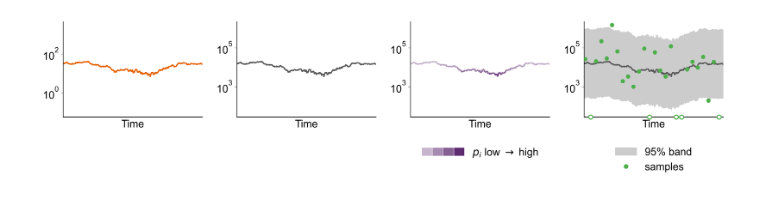
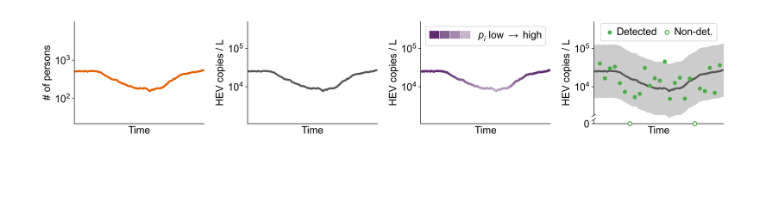
Before and after one commit to karina-d-wallrafen/HEV-model-analysis, a Jupyter notebook: 3_analysis/scripts/7_model_fig.ipynb, the cells around one changed output. Saved outputs shown, nothing was run; the diff lists cells and outputs as text; code cells hidden in the pictures; blank space fills up the shorter version.

Commit message:
Polish figures

```diff
--- a/3_analysis/scripts/7_model_fig.ipynb
+++ b/3_analysis/scripts/7_model_fig.ipynb
@@ -21,11 +22,11 @@ t = history.max_t
 particles = history.get_population(t).get_particles_by_model()[0]
 par = min(particles, key=lambda p: p.distance).parameter
 
-s, sigma, z, ld = par["scaleS"], par["noise1S"], par["noise2S"], par["ld"]
+s, sigma, z, ld = par["scaleG"], par["noise1G"], par["noise2G"], par["ld"]
 # %%
 rng = np.random.default_rng(1234)
 
-N = 67_000
+N = 1_000_000
 inf_prob = 2e-5
 meat_prop = 0.9
 immune_prop = 0.168
@@ -74,57 +75,96 @@ p range: 0.08-0.33, non-detects: 5 of 26
 plt.style.use("default")
 set_fontsize()
 
-lw = 2
-leg_kw = dict(loc="upper center", bbox_to_anchor=(0.5, -0.22), frameon=False)
+lw = 3
 
 # colours for p_i
 ramp = LinearSegmentedColormap.from_list("ramp", ["white", purple])
-p_colors = [ramp(x) for x in (0.35, 0.55, 0.75, 1.0)]
+p_colors = [ramp(x) for x in (1.0, 0.75, 0.55, 0.35)]
 p_cmap = LinearSegmentedColormap.from_list("p_low_high", p_colors)
 
 # common log range, set by panel 4
-y_lo = min(lo.min(), Cm[detected].min()) / 2
-y_hi = max(hi.max(), Cm.max()) * 1.5
-ylims = [(y_lo * N / s, y_hi * N / s)] + 3 * [(y_lo, y_hi)]
+y_lo = min(lo.min(), Cm[detected].min()) * 0.7
+y_data_hi = max(hi.max(), Cm.max()) * 1.5
+y_zero = y_lo
+y_hi = y_data_hi * 2.5
 
-fig, axes = plt.subplots(1, 4, figsize=(15, 4), dpi=300)
+def decades(a, b):
+    return 10.0 ** np.arange(np.ceil(np.log10(a)), np.floor(np.log10(b)) + 1)
 
-for ax, ylim in zip(axes, ylims):
+scales = [N / s, 1, 1, 1]
+
+
+fig, axes = plt.subplots(1, 4, figsize=(15.5, 3), dpi=300)
+
+ylabels = ["# of persons", "HEV copies / L", "HEV copies / L", "HEV copies / L"]
+
+for ax, k, yl in zip(axes, scales, ylabels):
     ax.set_yscale("log")
-    ax.set_ylim(ylim)
+    ax.set_ylim(y_zero * k, y_hi * k)
+    ax.set_yticks(decades(y_lo * k, y_data_hi * k))
     ax.set_xlim(days[0], days[-1])
     ax.yaxis.set_minor_locator(NullLocator())
     ax.tick_params(axis="x", bottom=False, labelbottom=False)
-    ax.tick_params(axis="y", color=medium_grey)
     ax.spines[["top", "right"]].set_visible(False)
     ax.set_xlabel("Time")
+    ax.set_ylabel(yl)
 
 # (1) shedders n_i(t)
 axes[0].plot(days, n, color=orange, lw=lw)
 
 # (2) noise-free concentration C_i(t)
 axes[1].plot(days, C, color=darkgrey, lw=lw)
 
 # (3) C_i(t) coloured by non-detection probability p_i(t)
 pts = np.column_stack([days, C])
-lc = LineCollection(np.stack([pts[:-1], pts[1:]], axis=1), cmap=p_cmap, norm=Normalize(p.min(), p.max()), lw=lw + 0.5)
+lc = LineCollection(np.stack([pts[:-1], pts[1:]], axis=1), cmap=p_cmap, norm=Normalize(p.min(), p.max()), lw=lw + 0.5, capstyle="round", joinstyle = "round")
 lc.set_array(0.5 * (p[:-1] + p[1:]))
 axes[2].add_collection(lc)
 axes[2].legend([tuple(Patch(color=c) for c in p_colors)], [r"$p_i$ low $\rightarrow$ high"],
-               handler_map={tuple: HandlerTuple(ndivide=None, pad=0.1)}, handlelength=4, **leg_kw)
+               handler_map={tuple: HandlerTuple(ndivide=None, pad=0.1)}, handlelength=4, loc="upper center")
 
 # (4) measurements C_i^m(t)
 ts = days[sample_idx]
+show = np.ones(len(ts), dtype=bool)
+show[0] = False
+
 axes[3].fill_between(days, lo, hi, color=lightgrey, lw=0)
 axes[3].plot(days, C, color=darkgrey, lw=lw)
-axes[3].scatter(ts[detected], Cm[detected], color=lightgreen, s=30, zorder=3)
-axes[3].scatter(ts[~detected], np.full((~detected).sum(), y_lo), facecolor="white",
+axes[3].scatter(ts[detected & show], Cm[detected & show], color=lightgreen, s=30, zorder=3)
+axes[3].scatter(ts[~detected & show], np.full((~detected & show).sum(), y_zero), facecolor="white",
                 edgecolor=lightgreen, lw=1.5, s=40, zorder=4, clip_on=False)
-axes[3].legend([Patch(color=lightgrey), Line2D([], [], ls="", marker="o", color=lightgreen)],
-               ["95% band", "samples"], **leg_kw)
+
+decades = 10.0 ** np.arange(np.ceil(np.log10(y_lo)), np.floor(np.log10(y_data_hi)) + 1)
+axes[3].set_yticks([y_zero, *decades], labels=["0", *[rf"$10^{{{int(np.log10(d))}}}$" for d in decades]])
+
+frac = lambda y: np.log(y / y_zero) / np.log(y_hi / y_zero)
+unfrac = lambda f: y_zero * (y_hi / y_zero) ** f
+yb, gap = 0.06, 0.02
+
+spine = axes[3].spines["left"]
+spine.set_bounds(unfrac(yb + gap), y_hi)
+kw = dict(transform=axes[3].transAxes, color=spine.get_edgecolor(), lw=spine.get_linewidth(), clip_on=False)
+ax.plot([0, 0], [0, yb - gap], **kw)
+for y0 in (yb - gap, yb + gap):
+    ax.plot([-0.015, 0.015], [y0 - 0.012, y0 + 0.012], **kw)
+axes[3].scatter(ts[detected & show], Cm[detected & show], color=lightgreen, s=30, zorder=3, label="Detected")
+axes[3].scatter(ts[~detected & show], np.full((~detected & show).sum(), y_zero), facecolor="white",
+                edgecolor=lightgreen, lw=1.5, s=40, zorder=4, clip_on=False, label="Non-det.")
+axes[3].legend(ncol=2, loc="upper center", handletextpad=0.2, columnspacing=0.5, borderaxespad=0.2, handlelength=1)
 
 plt.tight_layout()
-plt.savefig("../plots/comic_strip_S.png", dpi=300)
+plt.savefig(f"{plot_path}/comic_strip.png", dpi=300)
+
+fig.canvas.draw()
+renderer = fig.canvas.get_renderer()
+to_inches = fig.dpi_scale_trans.inverted()
+pad = 0.05
+
+for i, ax in enumerate(axes, start=1):
+    bb = ax.get_tightbbox(renderer).transformed(to_inches)
+    crop = Bbox.from_extents(bb.x0 - pad, 0, bb.x1 + pad, fig.get_figheight())
+    fig.savefig(f"{plot_path}/comic_strip_{i}.png", dpi=300, bbox_inches=crop)
+
 plt.show()
 # %% [output]
-[figure, old version]
+[figure, new version]
```
Also changed, not shown: parts of 3 cells of this notebook, 6 other files.
